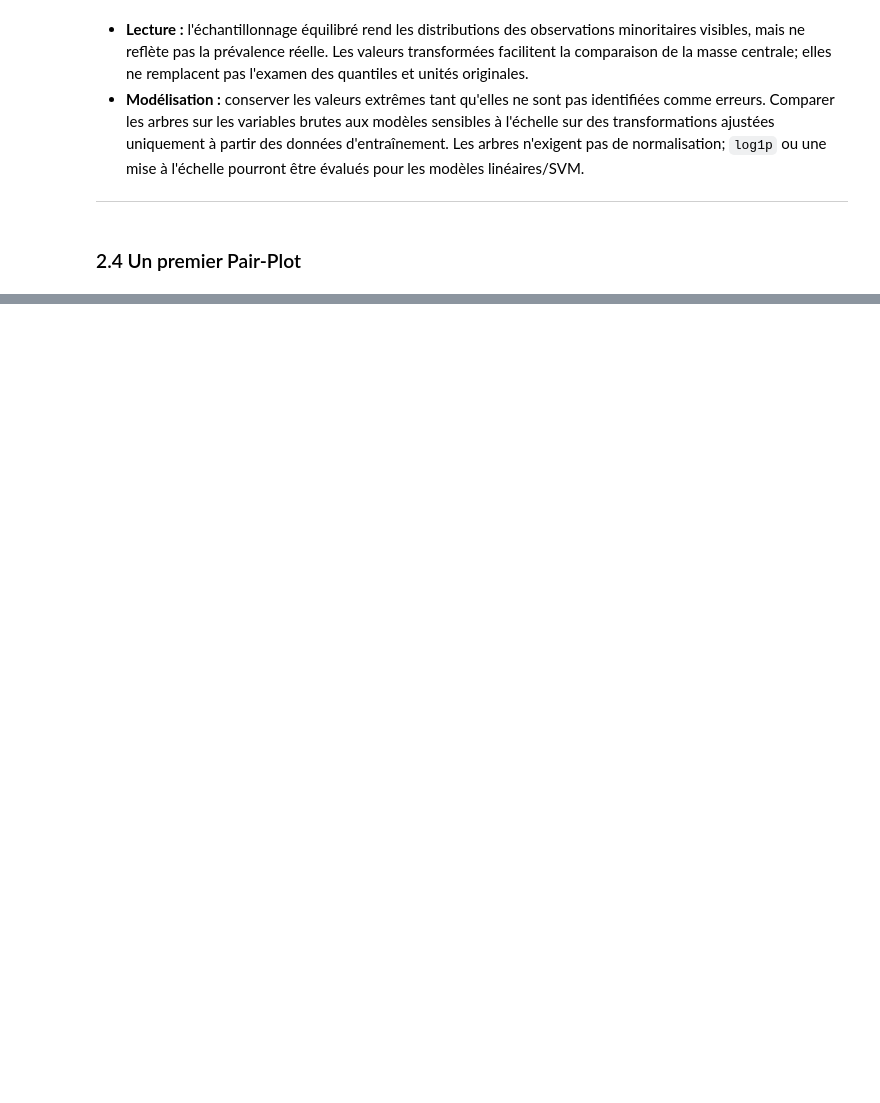
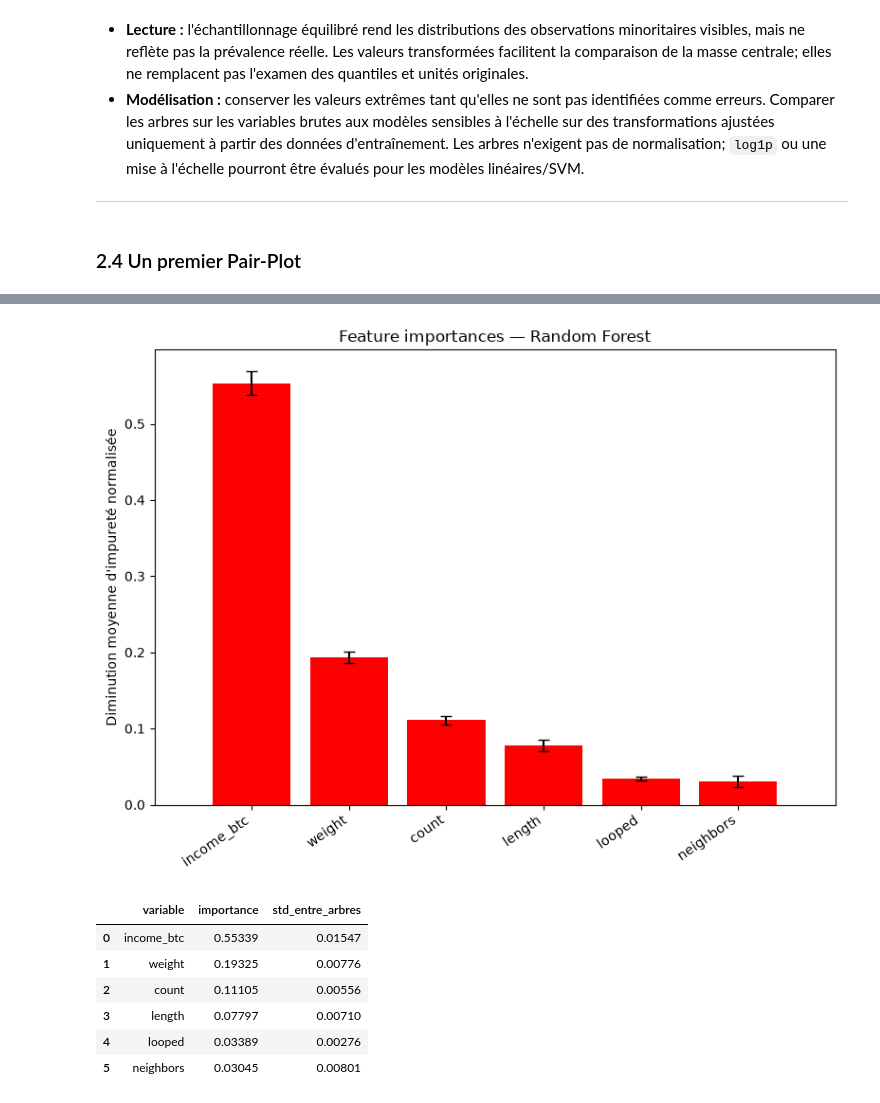
Before and after one commit to theo-mcl/ml-dm-bitcoin-heist, a Jupyter notebook: notebook.ipynb, the cells around one changed output, grey strips where cells are left out. Drawn from its saved outputs; the diff is of its cells as text; code cells hidden in the pictures; blank space fills up the shorter version.

```diff
--- a/notebook.ipynb
+++ b/notebook.ipynb
@@ -241,0 +560,30 @@ fn.pair_plot(df,
+# %%
+# Feature importance — reprise du chapitre 12.
+importances = rf.feature_importances_
+std = np.std([tree.feature_importances_ for tree in rf.estimators_], axis=0)
+indices = np.argsort(importances)[::-1]
+
+plt.figure(figsize=(8, 6))
+plt.title("Feature importances — Random Forest")
+plt.bar(range(X.shape[1]), importances[indices], color="r",
+        yerr=std[indices], align="center", capsize=4)
+plt.xticks(range(X.shape[1]), np.array(features)[indices], rotation=35, ha="right")
+plt.xlim([-1, X.shape[1]])
+plt.ylabel("Diminution moyenne d'impureté normalisée")
+plt.tight_layout()
+plt.show()
+
+display(pd.DataFrame({
+    "variable": np.array(features)[indices],
+    "importance": importances[indices],
+    "std_entre_arbres": std[indices],
+}).round(5))
+# %% [output]
+[figure, added]
+|  | variable | importance | std_entre_arbres |
+| 0 | income_btc | 0.55339 | 0.01547 |
+| 1 | weight | 0.19325 | 0.00776 |
+| 2 | count | 0.11105 | 0.00556 |
+| 3 | length | 0.07797 | 0.00710 |
+| 4 | looped | 0.03389 | 0.00276 |
+| 5 | neighbors | 0.03045 | 0.00801 |
```
Also changed, not shown: parts of 19 cells of this notebook, 2 other files.
